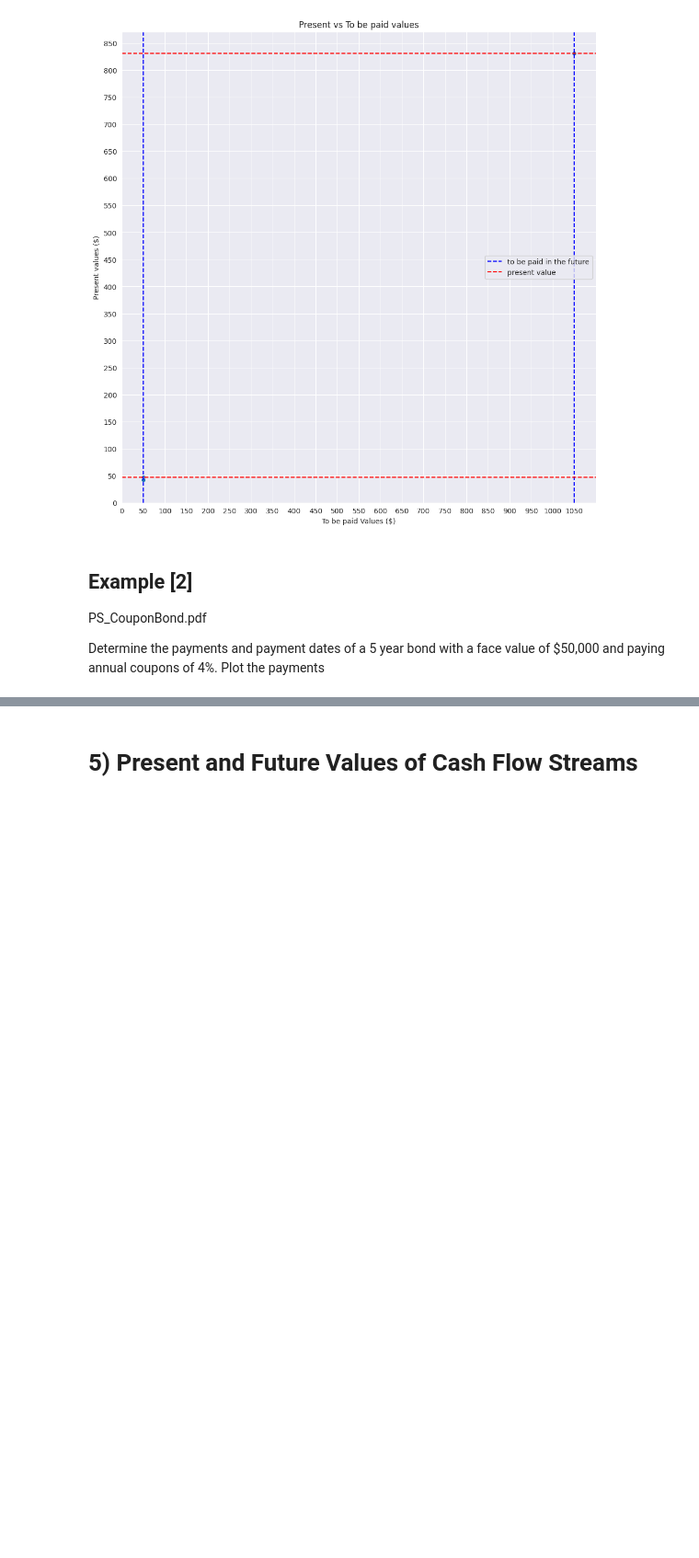
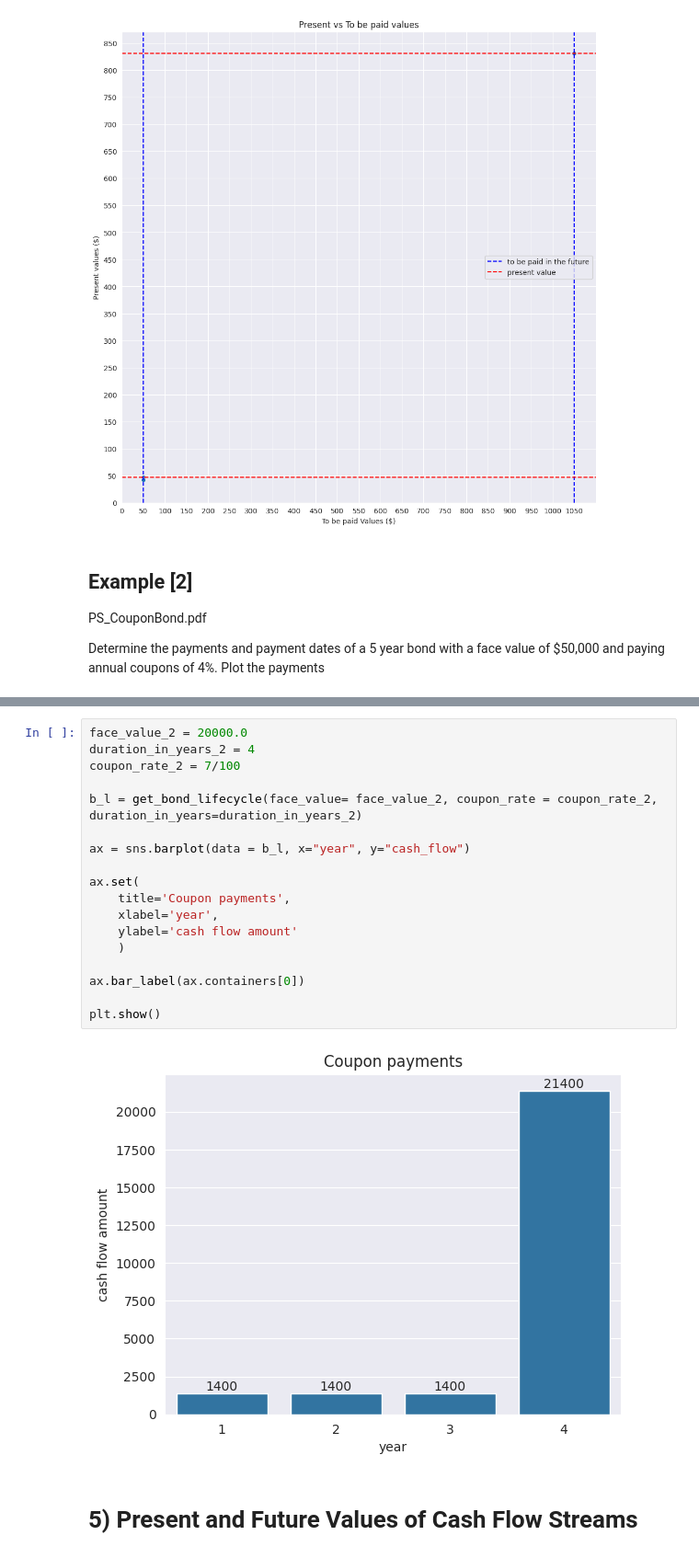
Before and after one commit to horasan/ml, a Jupyter notebook: R_LER_TREASURY_FIXED_INCOME_1.ipynb, the cells around one changed output, grey strips where cells are left out. Shown at 92% size. Cells and saved outputs as stored; diff of their text form; blank space fills up the shorter version.

```diff
--- a/R_LER_TREASURY_FIXED_INCOME_1.ipynb
+++ b/R_LER_TREASURY_FIXED_INCOME_1.ipynb
@@ -294,3 +323,23 @@ get_bond_lifecycle
+# %%
+face_value_2 = 20000.0
+duration_in_years_2 = 4
+coupon_rate_2 = 7/100
+
+b_l = get_bond_lifecycle(face_value= face_value_2, coupon_rate = coupon_rate_2, duration_in_years=duration_in_years_2)
+
+ax = sns.barplot(data = b_l, x="year", y="cash_flow")
+
+ax.set(
+    title='Coupon payments',
+    xlabel='year',
+    ylabel='cash flow amount'
+    )
+
+ax.bar_label(ax.containers[0])
+
+plt.show()
+# %% [output]
+[figure, added]
 # %% [markdown]
 # 5) Present and Future Values of Cash Flow Streams
 # %% [markdown]
```
Also changed, not shown: parts of 4 cells of this notebook.
